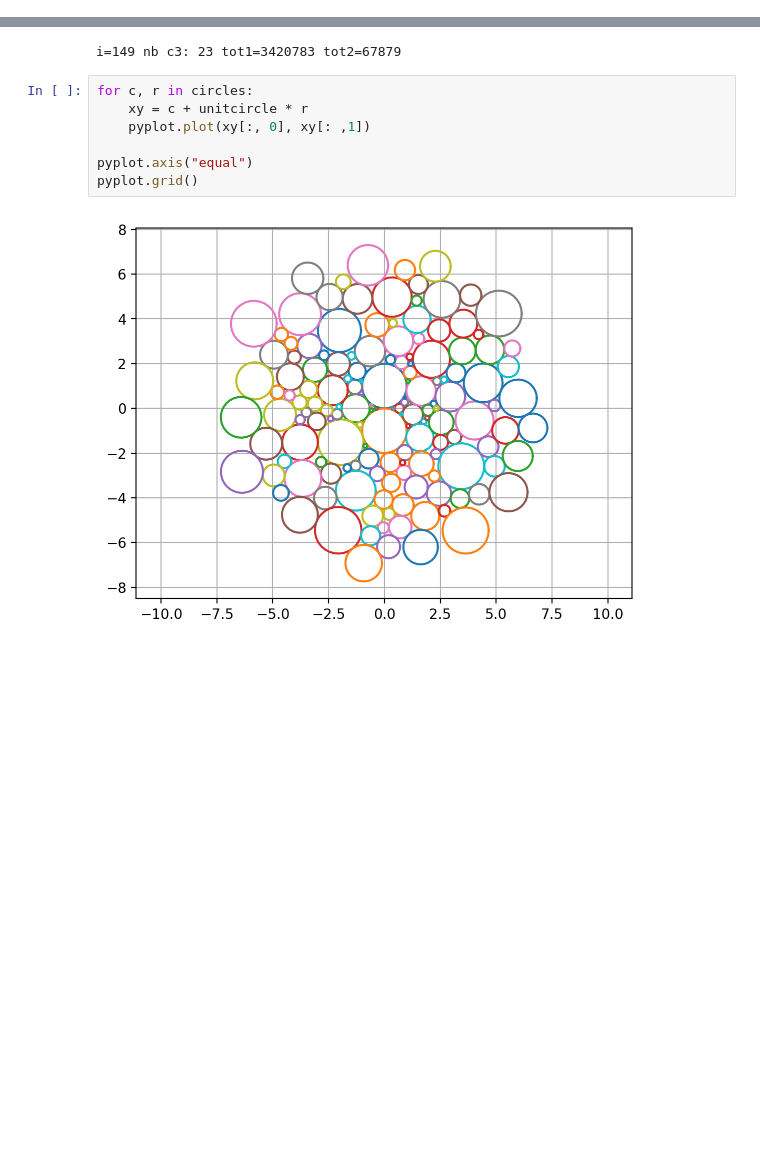
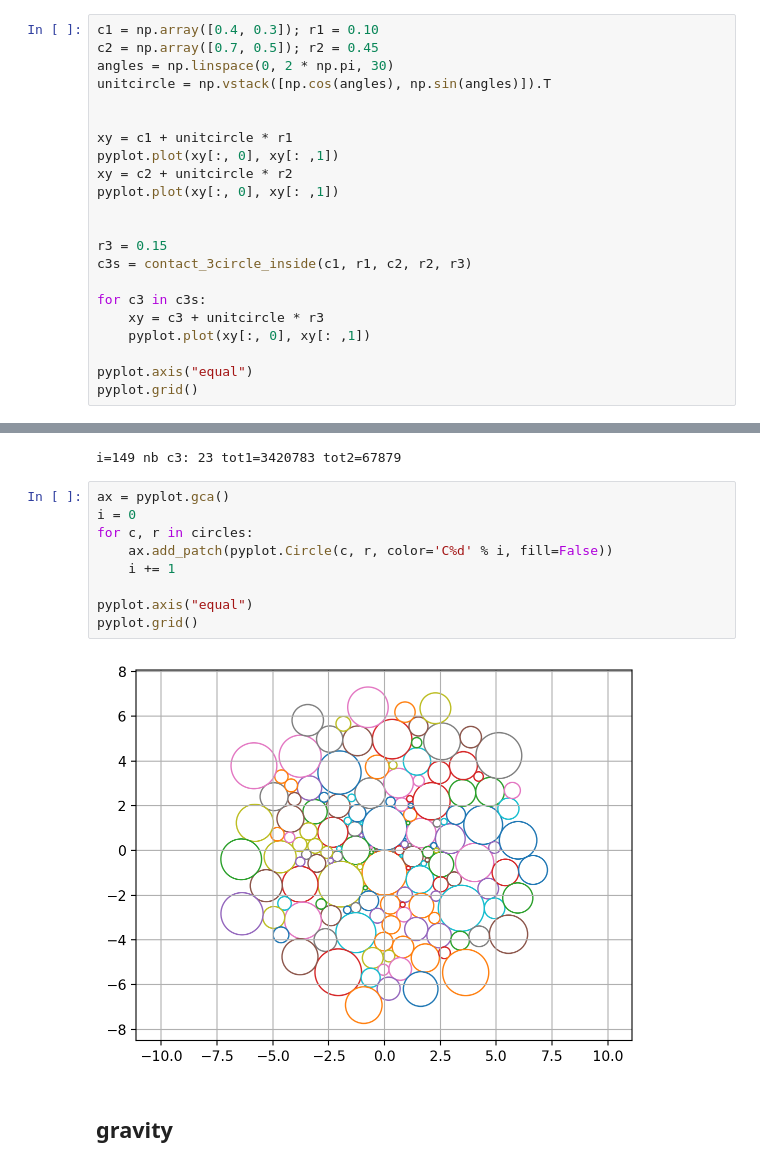
Before and after one commit to mdouze/cailloux, a Jupyter notebook: circles.ipynb, the cells around one changed output, grey strips where cells are left out. Saved outputs shown, nothing was run; the diff lists cells and outputs as text; blank space fills up the shorter version.

Commit message:
inside

```diff
--- a/circles.ipynb
+++ b/circles.ipynb
@@ -81,0 +109,22 @@ pyplot.grid()
+# %%
+c1 = np.array([0.4, 0.3]); r1 = 0.10
+c2 = np.array([0.7, 0.5]); r2 = 0.45
+angles = np.linspace(0, 2 * np.pi, 30)
+unitcircle = np.vstack([np.cos(angles), np.sin(angles)]).T
+
+
+xy = c1 + unitcircle * r1
+pyplot.plot(xy[:, 0], xy[: ,1])
+xy = c2 + unitcircle * r2
+pyplot.plot(xy[:, 0], xy[: ,1])
+
+
+r3 = 0.15
+c3s = contact_3circle_inside(c1, r1, c2, r2, r3)
+
+for c3 in c3s:
+    xy = c3 + unitcircle * r3
+    pyplot.plot(xy[:, 0], xy[: ,1])
+
+pyplot.axis("equal")
+pyplot.grid()
@@ -126,11 +177,15 @@ for i in range(150):
 # %% [output]
 i=149 nb c3: 23 tot1=3420783 tot2=67879
 # %%
+ax = pyplot.gca()
+i = 0
 for c, r in circles:
-    xy = c + unitcircle * r
-    pyplot.plot(xy[:, 0], xy[: ,1])
+    ax.add_patch(pyplot.Circle(c, r, color='C%d' % i, fill=False))
+    i += 1
 
 pyplot.axis("equal")
 pyplot.grid()
 # %% [output]
-[figure, old version]
+[figure, new version]
+# %% [markdown]
+## gravity
```
Also changed, not shown: parts of 9 cells of this notebook.
